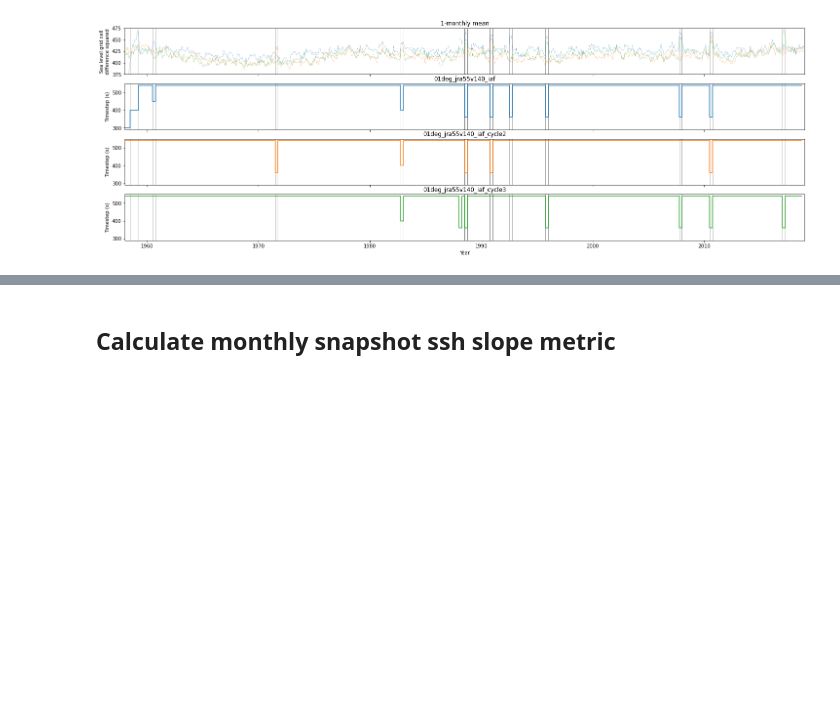
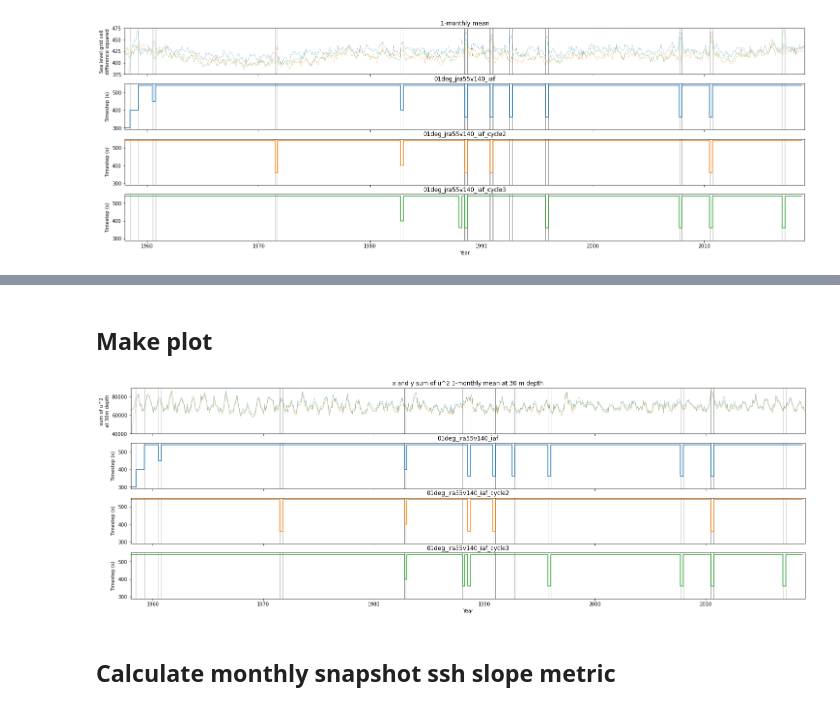
Before and after one commit to aekiss/notebooks, a Jupyter notebook: ssh_gradient_timeseries_steps/ssh_gradient_timeseries_steps.ipynb, the cells around one changed output, grey strips where cells are left out. Drawn from its saved outputs; the diff is of its cells as text; code cells hidden in the pictures; blank space fills up the shorter version.

Commit message:
u^2 and v^2 sum timeseries in ssh_gradient_timeseries_steps.ipynb

```diff
--- a/ssh_gradient_timeseries_steps/ssh_gradient_timeseries_steps.ipynb
+++ b/ssh_gradient_timeseries_steps/ssh_gradient_timeseries_steps.ipynb
@@ -532,0 +646,20 @@ Cycle 1 has daily mean 3d salt, temp, u, v, wt for 1 Jan 1987 to 31 Dec 2018 onl
+# %%
+v_sq_sum = dict()
+for k in expts:
+    dsets = list()
+    prefix = '_'.join([k, variable, frequency.replace(' ','-'), attrs['cell_methods'].split(': ')[1], 'sq', 'sum'])
+    files = glob(prefix+'_*.nc')
+    files.sort()
+    for f in files:
+        # need to slice time, as some files are longer than they should be
+        fdates = f[len(prefix):].split('_')[1:]
+        timeslice = slice(fdates[0], fdates[1].split('.')[0])
+        ds = xr.open_dataset(f)[variable]
+        ds = ds.sel(time=timeslice)
+# print warning if ds is all nans
+        if ds.sum().data == 0:
+            print('rm', f)
+        if len(ds.dropna('time')) == 0:
+            print('rm', f)
+        dsets.append(ds)
+    v_sq_sum[k] = xr.concat(dsets, 'time')
@@ -533,3 +686,60 @@ Cycle 1 has daily mean 3d salt, temp, u, v, wt for 1 Jan 1987 to 31 Dec 2018 onl
+# %% [markdown]
+## Make plot
+# %%
+colors = plt.rcParams['axes.prop_cycle'].by_key()['color']  # default color cycle
+changedates = {k:[v['Run start'][i+1] for i in changeidx[k]] for k,v in alldata.items()}
+dates = {k:v['Run start'] for k,v in alldata.items()}
+timesteps = {k:v['Timestep (s)'] for k,v in alldata.items()}
+# dates = {k:v.append(v[-1]) for k,v in dates.items()}
+# timesteps = {k:v.append(v[-1]) for k,v in timesteps.items()}
+plt.figure(figsize=(25,8))
+
+for k,v in v_sq_sum.items():
+    for p in range(1, 5):
+        plt.subplot(4,1,p)
+        for idx in changedates[k]:
+    #         plt.axvline(idx, ymin=i*0.05, ymax=(i+0.7)*0.05, color=colors[i], linewidth=3)
+            plt.axvline(idx, ymin=0, ymax=1, color='gray', linewidth=.5)
+
+plt.subplot(4,1,1)
+
+for i, (k,v) in enumerate(v_sq_sum.items()):
+#     for idx in changedates[k]:
+# #         plt.axvline(idx, ymin=i*0.05, ymax=(i+0.7)*0.05, color=colors[i], linewidth=3)
+#         plt.axvline(idx, ymin=0, ymax=1, color='k', linewidth=1)
+    v.plot(label=k, linewidth=0.3, color=colors[i])
+#     plt.plot(dates[k], timesteps[k], color=colors[i], drawstyle='steps-post')
+#     plt.legend()
+    plt.ylabel('sum of '+variable+'^2\nat '+str(depth)+'m depth')
+#     plt.xlim(['1958-01-01', '2019-01-01'])
+#     plt.ylim([375, 475])
+    plt.ylim([40000, None])
+    plt.gca().axes.xaxis.set_ticklabels([])
+    plt.xlabel('')
+    plt.xlim([datetime.date(1958, 1, 1), datetime.date(2019, 1, 1)])
+    xaxlim = plt.gca().get_xlim()
+    plt.title(' '.join(['x and y sum of',
+                        variable+'^2', frequency.replace(' ','-'),
+                        attrs['cell_methods'].split(': ')[1],
+                       'at', str(depth), 'm depth']))
+
+for i, (k,v) in enumerate(v_sq_sum.items()):
+    plt.subplot(4,1,i+2)
+    plt.plot(dates[k], timesteps[k], color=colors[i], drawstyle='steps-post')
+#     plt.legend()
+    plt.title(k)
+    plt.ylim([290, 550])
+    plt.ylabel("Timestep (s)")
+    if i < 2:
+        plt.gca().axes.xaxis.set_ticklabels([])
+        plt.xlabel('')
+    else:
+        plt.xlabel('Year')
+    plt.xlim(xaxlim)
+
+plt.savefig('_'.join([variable, 'sq', 'timeseries', frequency.replace(' ','-'), attrs['cell_methods'].split(': ')[1]])+'.png', dpi=200)
+# %% [output]
+[figure, added]
 # %% [markdown]
 ## Calculate monthly snapshot ssh slope metric
 # %%
```
Also changed, not shown: parts of 14 cells of this notebook.
